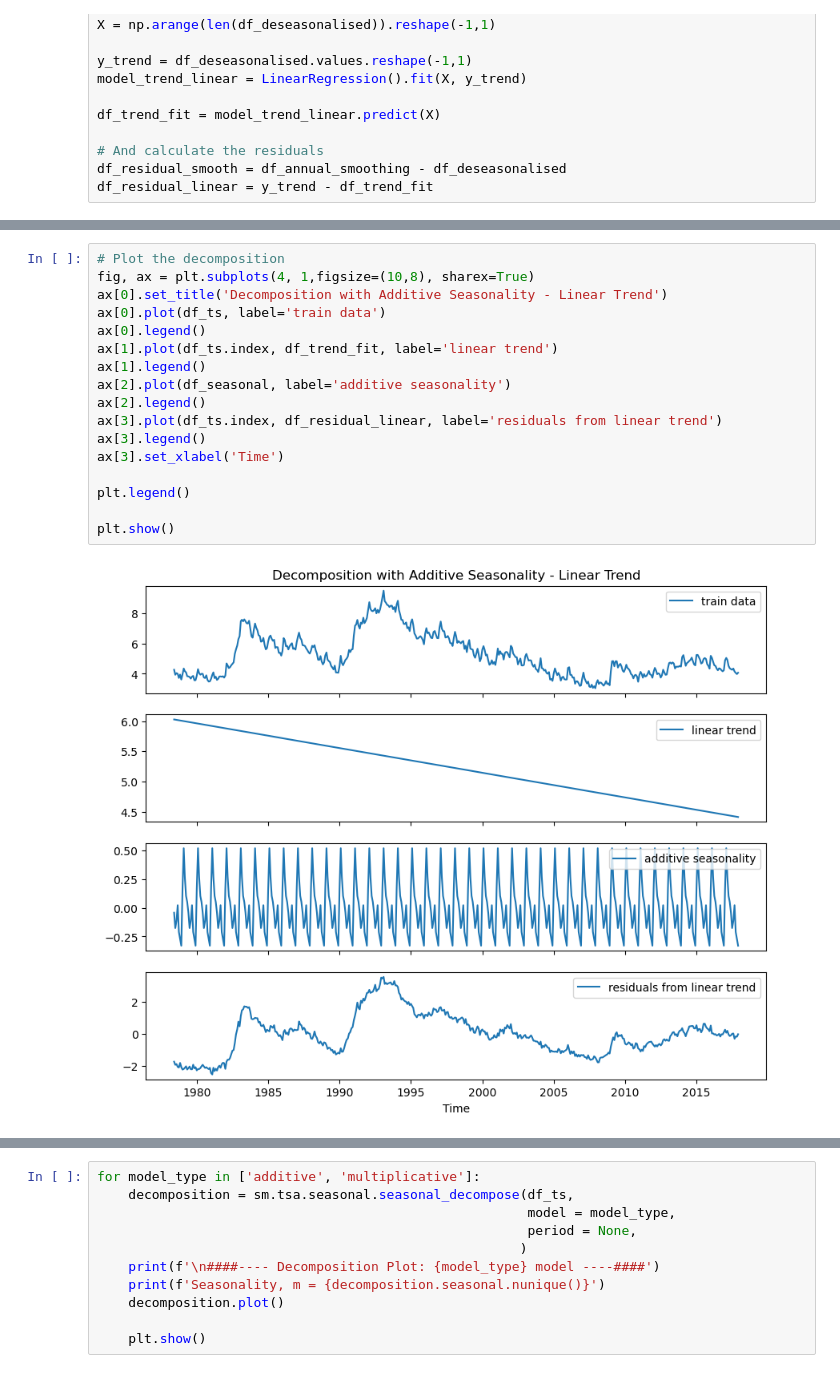
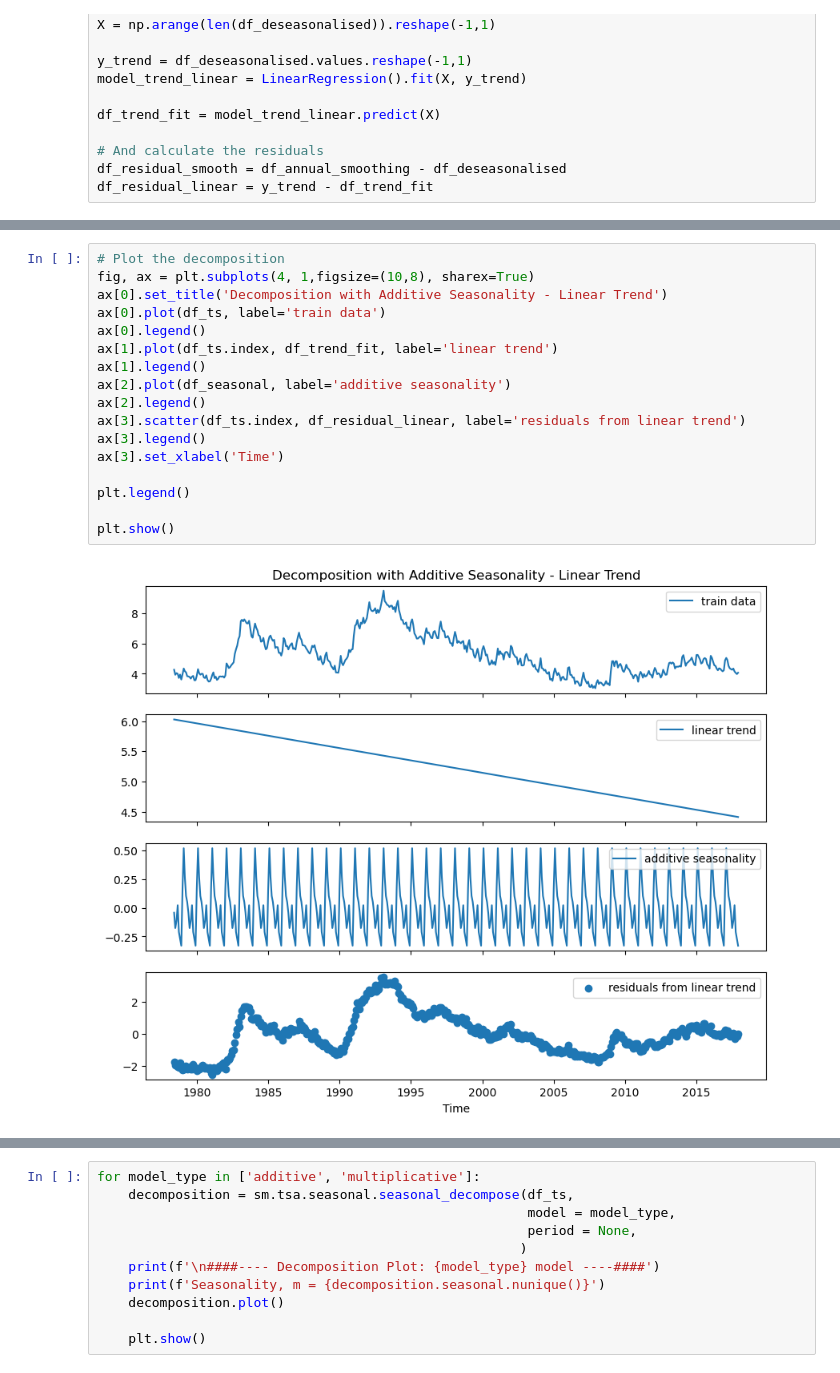
Before and after one commit to DamianChimes/QBUS6840-Predictive-Analytics, a Jupyter notebook: QBUS6840_Group51.ipynb, the cells around one changed output, grey strips where cells are left out. Saved outputs shown, nothing was run; the diff lists cells and outputs as text.

```diff
--- a/QBUS6840_Group51.ipynb
+++ b/QBUS6840_Group51.ipynb
@@ -359,20 +360,20 @@ plt.show()
 # %%
 # Plot the decomposition
 fig, ax = plt.subplots(4, 1,figsize=(10,8), sharex=True)
 ax[0].set_title('Decomposition with Additive Seasonality - Linear Trend')
 ax[0].plot(df_ts, label='train data')
 ax[0].legend()
 ax[1].plot(df_ts.index, df_trend_fit, label='linear trend')
 ax[1].legend()
 ax[2].plot(df_seasonal, label='additive seasonality')
 ax[2].legend()
-ax[3].plot(df_ts.index, df_residual_linear, label='residuals from linear trend')
+ax[3].scatter(df_ts.index, df_residual_linear, label='residuals from linear trend')
 ax[3].legend()
 ax[3].set_xlabel('Time')
 
 plt.legend()
 
 plt.show()
 # %% [output]
-[figure, old version]
+[figure, new version]
 # %% [markdown]
```
Also changed, not shown: parts of 66 cells of this notebook, 1 other file.
